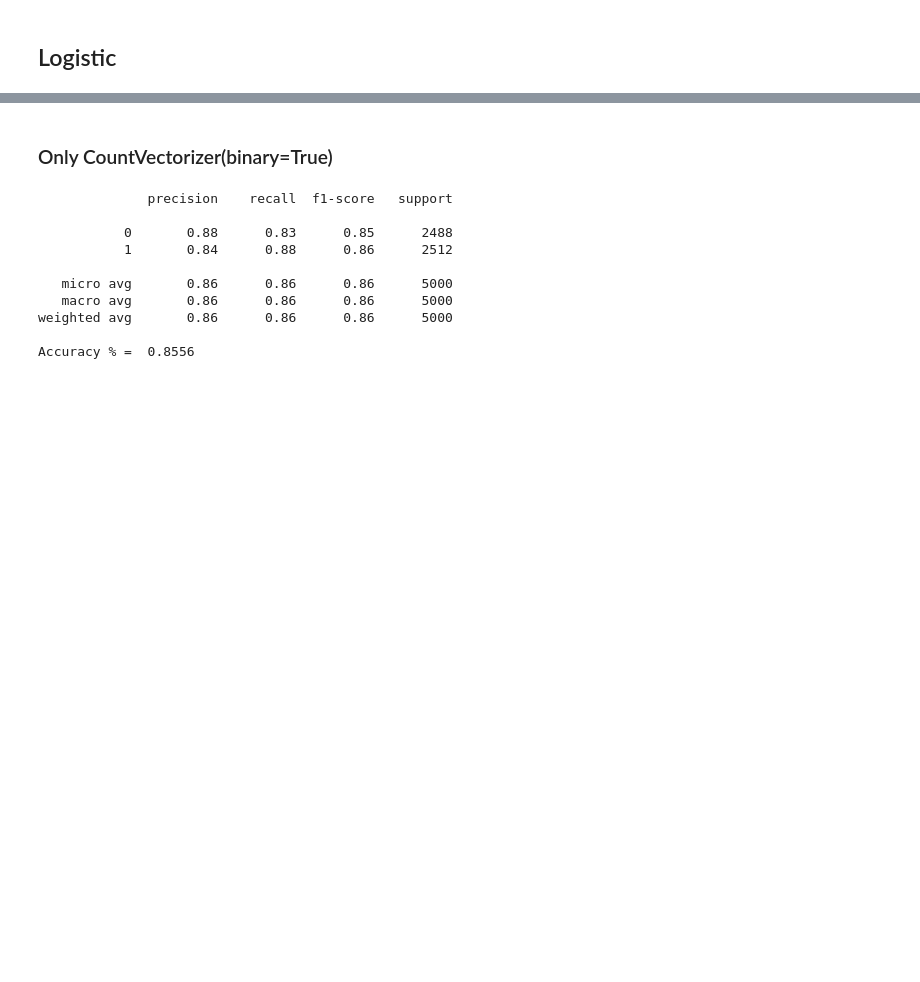
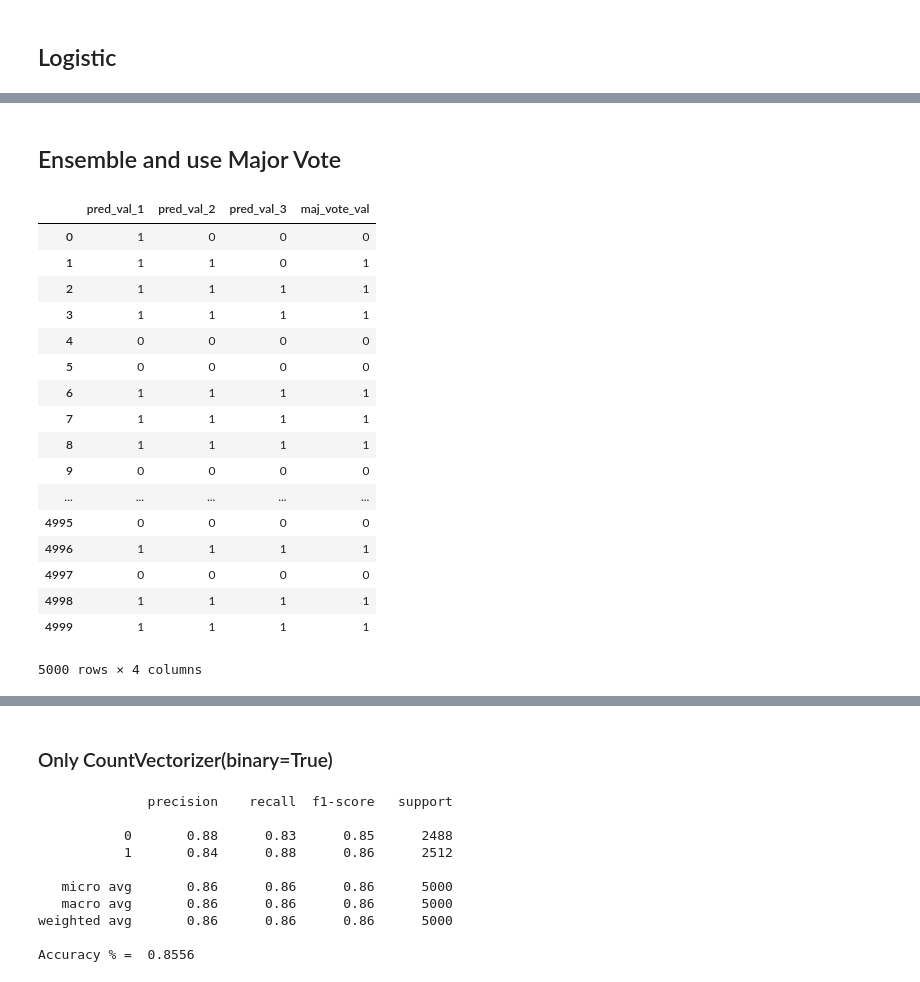
Before and after one commit to parthkhanna150/IMDB_Sentiment, a Jupyter notebook: Project2_551.ipynb, the cells around one changed output, grey strips where cells are left out. Saved outputs shown, nothing was run; the diff lists cells and outputs as text; code cells hidden in the pictures; blank space fills up the shorter version.

Commit message:
cleaned code and 0.90 lr,svm,sgd

```diff
--- a/Project2_551.ipynb
+++ b/Project2_551.ipynb
@@ -271,0 +151,17 @@ with open('submissionLSVM.csv', 'w') as f:
+# %%
+SVMpclf = Pipeline([
+    ('vect', CountVectorizer(max_df=0.5, ngram_range=(1,2))),
+    ('tfidf', TfidfTransformer(norm='l2')),
+    ('clf', LinearSVC(C=0.5)),
+])
+
+SVMpclf.fit(X_train, y_train)
+y_pred_svm_val = SVMpclf.predict(X_validation)
+
+y_pred_svm_test = SVMpclf.predict(test_data_clean)
+with open('submissionLSVM.csv', 'w') as f:
+    writer = csv.writer(f)
+    writer.writerow(("Id", "Category"))
+    writer.writerows(zip(test_files_ids, y_pred_svm_test))
+
+display_results(y_validation, y_pred_svm_val)
@@ -350,0 +181,17 @@ with open('submissionLR.csv', 'w') as f:
+# %%
+LRpclf = Pipeline([
+    ('vect', CountVectorizer(binary=True, max_df=0.5, ngram_range=(1,2))),
+    ('tfidf', TfidfTransformer(norm='l2')),
+    ('clf', LogisticRegression()),
+])
+
+LRpclf.fit(X_train, y_train)
+y_pred_lr_val = LRpclf.predict(X_validation)
+
+y_pred_lr_test = LRpclf.predict(test_data_clean)
+with open('submissionLR.csv', 'w') as f:
+    writer = csv.writer(f)
+    writer.writerow(("Id", "Category"))
+    writer.writerows(zip(test_files_ids, y_pred_lr_test))
+
+display_results(y_validation, y_pred_lr_val)
@@ -350,0 +209,31 @@ with open('submissionLR.csv', 'w') as f:
+# %% [markdown]
+## Ensemble and use Major Vote
+# %%
+import pandas as pd
+preds_val = pd.DataFrame()
+preds_val['pred_val_1'] = y_pred_sgd_val
+preds_val['pred_val_2'] = y_pred_svm_val
+preds_val['pred_val_3'] = y_pred_lr_val
+
+preds_val['maj_vote_val'] = preds_val.mode(axis = 1)
+# %%
+preds_val
+# %% [output]
+|  | pred_val_1 | pred_val_2 | pred_val_3 | maj_vote_val |
+| 0 | 1 | 0 | 0 | 0 |
+| 1 | 1 | 1 | 0 | 1 |
+| 2 | 1 | 1 | 1 | 1 |
+| 3 | 1 | 1 | 1 | 1 |
+| 4 | 0 | 0 | 0 | 0 |
+| 5 | 0 | 0 | 0 | 0 |
+| 6 | 1 | 1 | 1 | 1 |
+| 7 | 1 | 1 | 1 | 1 |
+| 8 | 1 | 1 | 1 | 1 |
+| 9 | 0 | 0 | 0 | 0 |
+| ... | ... | ... | ... | ... |
+| 4995 | 0 | 0 | 0 | 0 |
+| 4996 | 1 | 1 | 1 | 1 |
+| 4997 | 0 | 0 | 0 | 0 |
+| 4998 | 1 | 1 | 1 | 1 |
+| 4999 | 1 | 1 | 1 | 1 |
+5000 rows × 4 columns
```
Also changed, not shown: parts of 16 cells of this notebook, 10 other files.
